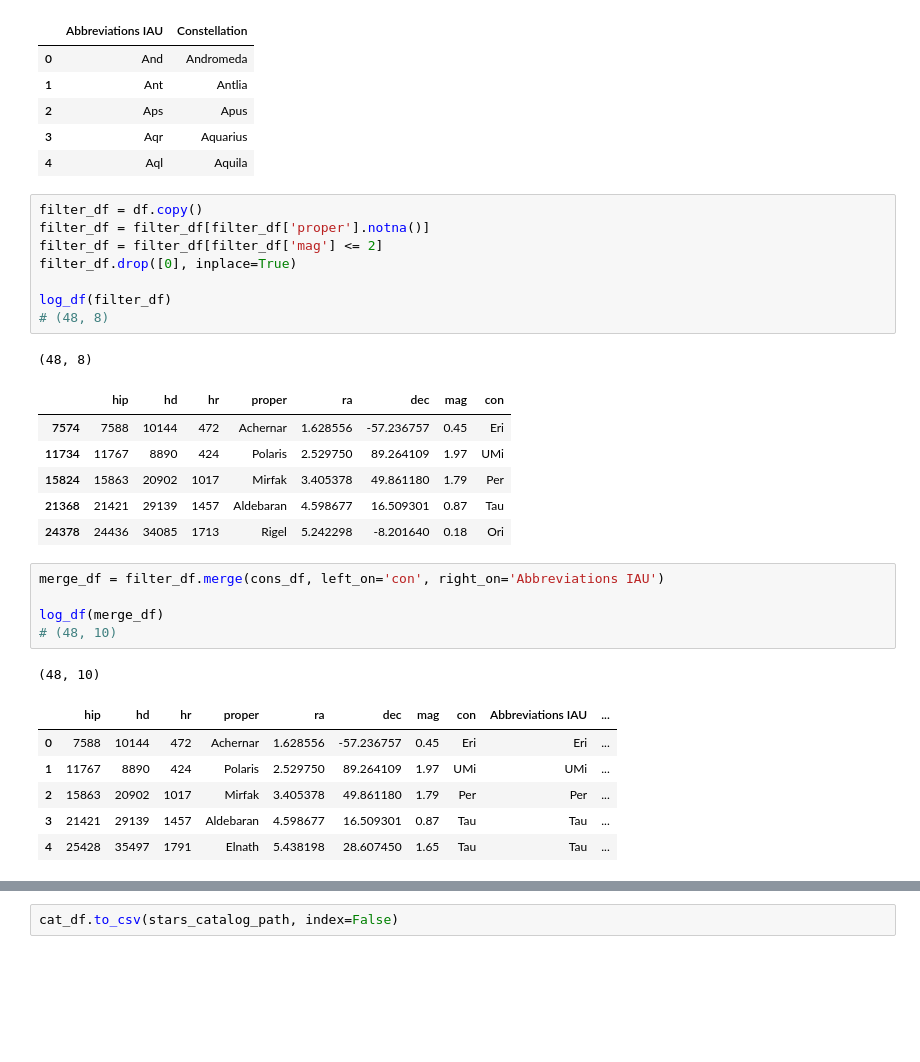
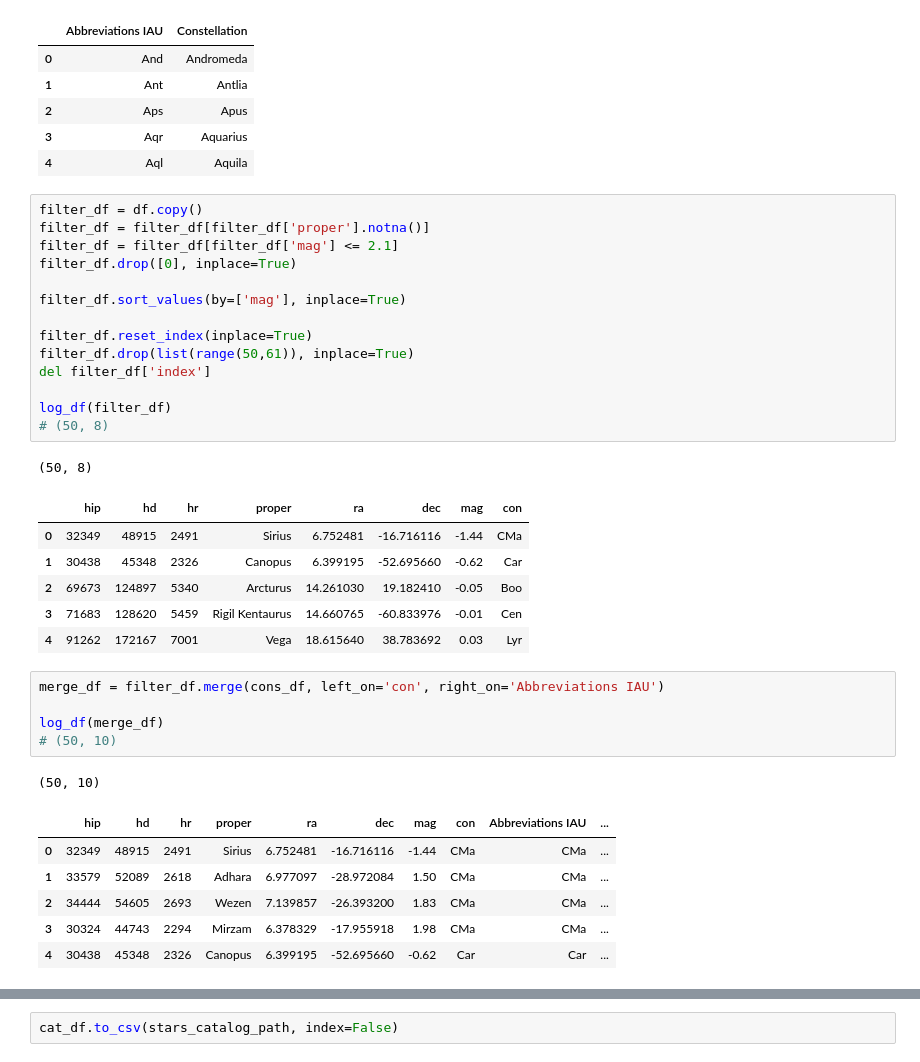
Before and after one commit to DwarfTelescopeUsers/dwarfii-stellarium-goto, a Jupyter notebook: notebooks/5_create_catalogues.ipynb, the cells around one changed output, grey strips where cells are left out. Saved outputs shown, nothing was run; the diff lists cells and outputs as text; blank space fills up the shorter version.

```diff
--- a/notebooks/5_create_catalogues.ipynb
+++ b/notebooks/5_create_catalogues.ipynb
@@ -455,32 +459,38 @@ log_df(cons_df)
 # %%
 filter_df = df.copy()
 filter_df = filter_df[filter_df['proper'].notna()]
-filter_df = filter_df[filter_df['mag'] <= 2]
+filter_df = filter_df[filter_df['mag'] <= 2.1]
 filter_df.drop([0], inplace=True)
 
+filter_df.sort_values(by=['mag'], inplace=True)
+
+filter_df.reset_index(inplace=True)
+filter_df.drop(list(range(50,61)), inplace=True)
+del filter_df['index']
+
 log_df(filter_df)
-# (48, 8)
+# (50, 8)
 # %% [output]
-(48, 8)
+(50, 8)
 |  | hip | hd | hr | proper | ra | dec | mag | con |
-| 7574 | 7588 | 10144 | 472 | Achernar | 1.628556 | -57.236757 | 0.45 | Eri |
-| 11734 | 11767 | 8890 | 424 | Polaris | 2.529750 | 89.264109 | 1.97 | UMi |
-| 15824 | 15863 | 20902 | 1017 | Mirfak | 3.405378 | 49.861180 | 1.79 | Per |
-| 21368 | 21421 | 29139 | 1457 | Aldebaran | 4.598677 | 16.509301 | 0.87 | Tau |
-| 24378 | 24436 | 34085 | 1713 | Rigel | 5.242298 | -8.201640 | 0.18 | Ori |
+| 0 | 32349 | 48915 | 2491 | Sirius | 6.752481 | -16.716116 | -1.44 | CMa |
+| 1 | 30438 | 45348 | 2326 | Canopus | 6.399195 | -52.695660 | -0.62 | Car |
+| 2 | 69673 | 124897 | 5340 | Arcturus | 14.261030 | 19.182410 | -0.05 | Boo |
+| 3 | 71683 | 128620 | 5459 | Rigil Kentaurus | 14.660765 | -60.833976 | -0.01 | Cen |
+| 4 | 91262 | 172167 | 7001 | Vega | 18.615640 | 38.783692 | 0.03 | Lyr |
 # %%
 merge_df = filter_df.merge(cons_df, left_on='con', right_on='Abbreviations IAU')
 
 log_df(merge_df)
-# (48, 10)
+# (50, 10)
 # %% [output]
-(48, 10)
+(50, 10)
 |  | hip | hd | hr | proper | ra | dec | mag | con | Abbreviations IAU | ... |
-| 0 | 7588 | 10144 | 472 | Achernar | 1.628556 | -57.236757 | 0.45 | Eri | Eri | ... |
-| 1 | 11767 | 8890 | 424 | Polaris | 2.529750 | 89.264109 | 1.97 | UMi | UMi | ... |
-| 2 | 15863 | 20902 | 1017 | Mirfak | 3.405378 | 49.861180 | 1.79 | Per | Per | ... |
-| 3 | 21421 | 29139 | 1457 | Aldebaran | 4.598677 | 16.509301 | 0.87 | Tau | Tau | ... |
-| 4 | 25428 | 35497 | 1791 | Elnath | 5.438198 | 28.607450 | 1.65 | Tau | Tau | ... |
+| 0 | 32349 | 48915 | 2491 | Sirius | 6.752481 | -16.716116 | -1.44 | CMa | CMa | ... |
+| 1 | 33579 | 52089 | 2618 | Adhara | 6.977097 | -28.972084 | 1.50 | CMa | CMa | ... |
+| 2 | 34444 | 54605 | 2693 | Wezen | 7.139857 | -26.393200 | 1.83 | CMa | CMa | ... |
+| 3 | 30324 | 44743 | 2294 | Mirzam | 6.378329 | -17.955918 | 1.98 | CMa | CMa | ... |
+| 4 | 30438 | 45348 | 2326 | Canopus | 6.399195 | -52.695660 | -0.62 | Car | Car | ... |
 # %%
 cat_df = merge_df.copy()
 cat_df['Catalogue Entry'] = 'HIP ' + cat_df['hip'].astype(str)
```
Also changed, not shown: parts of 23 cells of this notebook, 4 other files.
